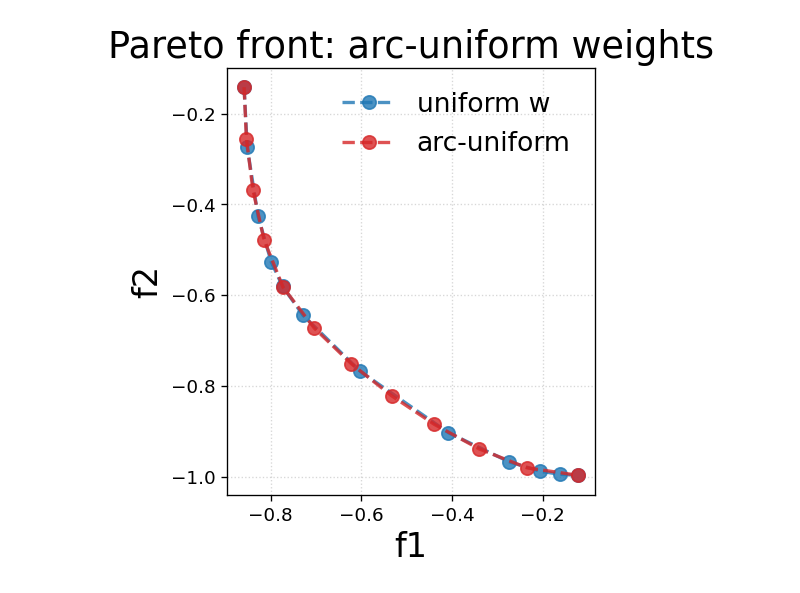
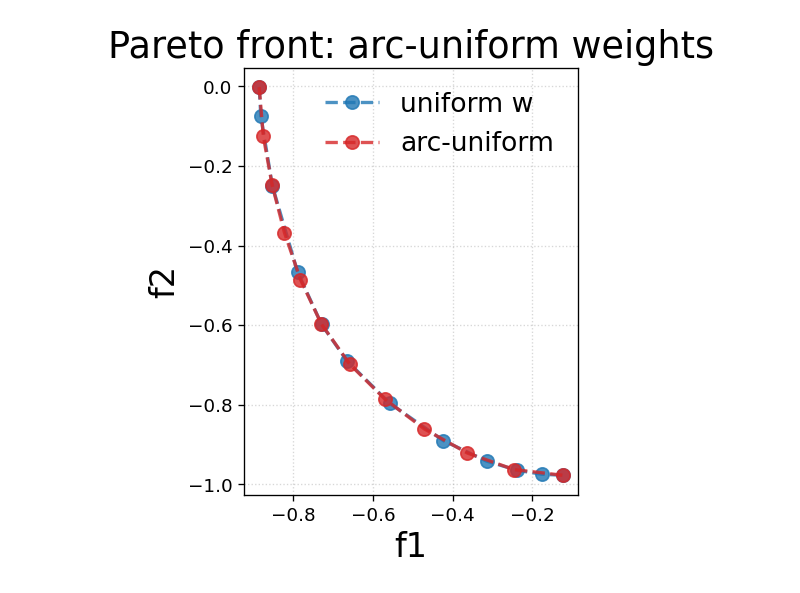
Before and after one commit to Liuyuan999/MOO_Uniform_PF, a Jupyter notebook: uniform_PF.ipynb, the cells around one changed output. Drawn from its saved outputs; the diff is of its cells as text; code cells hidden in the pictures.

```diff
--- a/uniform_PF.ipynb
+++ b/uniform_PF.ipynb
@@ -2,10 +2,16 @@
 import numpy as np
 import torch
 import matplotlib.pyplot as plt
+import random
 
+def set_seed(seed=0):
+    random.seed(seed)
+    np.random.seed(seed)
+    torch.manual_seed(seed)
+
+set_seed()
 torch.set_default_dtype(torch.float64)
-np.random.seed(0)
-torch.manual_seed(0)
+
 
 # ============================================================
 # 1) Singleton-state bandit
@@ -288,7 +294,7 @@ def run_baseline_offline(R1_hat, R2_hat, N_grid=12, tau=0.05, R0_vec=None):
 # 12) Run experiment
 # ============================================================
 tau = 0.05
-noise_std = 1
+noise_std = 0.5
 N_target = 12     # final number of arc-uniform weights
 N_dense = 5000     # dense grid to estimate F accurately
 T_dataset = 1000 # more pulls so the offline estimates are very accurate
@@ -369,31 +375,31 @@ plt.rcParams.update({
 
     # Layout
     "figure.autolayout": True
 })
 plt.plot(
     f_base_sorted[:, 0], f_base_sorted[:, 1],
     marker='o',
     linestyle='--',
     label='uniform w',
     alpha=0.8
 )
 
 plt.plot(
     f_arc_sorted[:, 0], f_arc_sorted[:, 1],
     marker='o',
     linestyle='--',
     label='arc-uniform',
     alpha=0.8,
     color = "#d62728"
 )
 
 plt.xlabel("f1")
 plt.ylabel("f2")
 plt.axis('equal')
 plt.title("Pareto front: arc-uniform weights")
 plt.legend()
 # plt.grid(True)
 plt.gca().set_aspect('equal', adjustable='box')
 plt.show()
 # %% [output]
-[figure, old version]
+[figure, new version]
```
